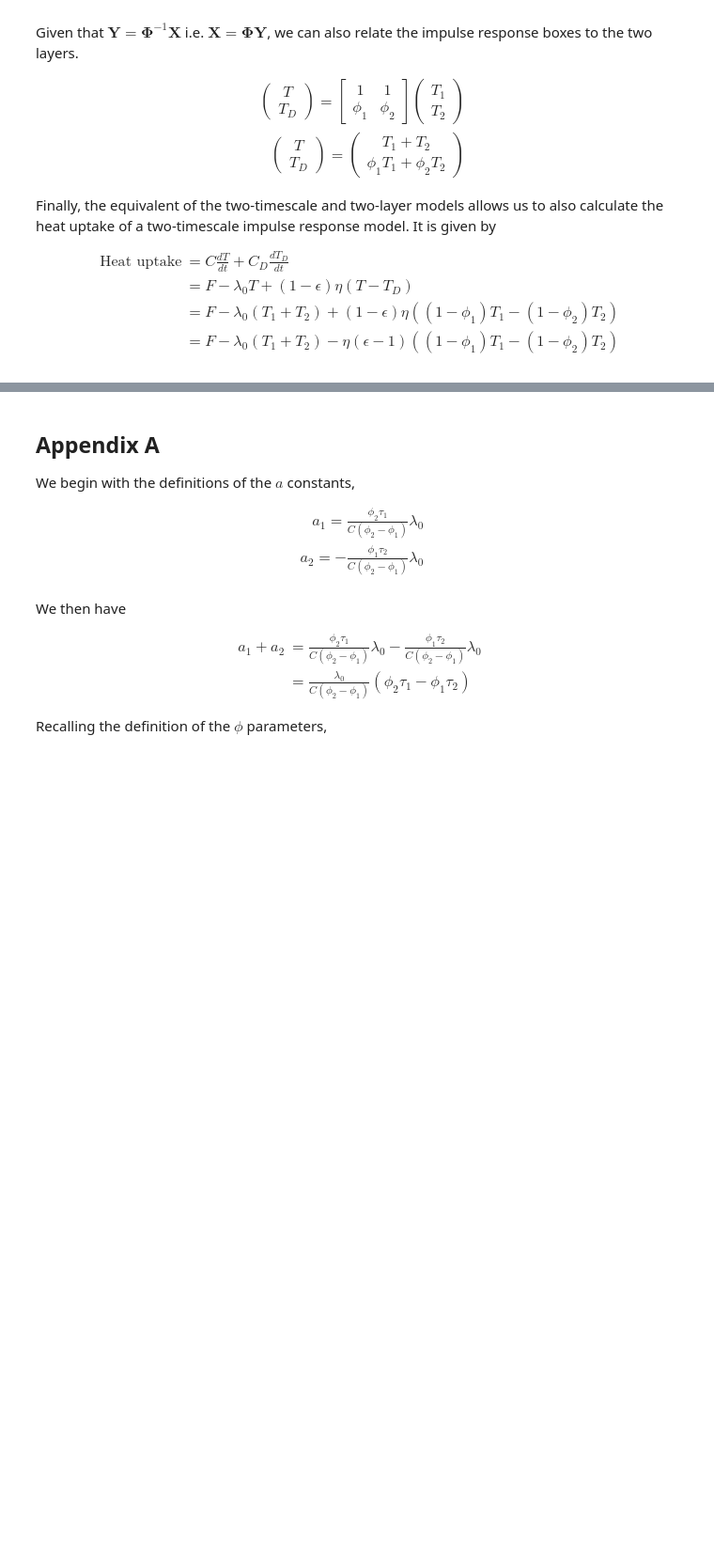
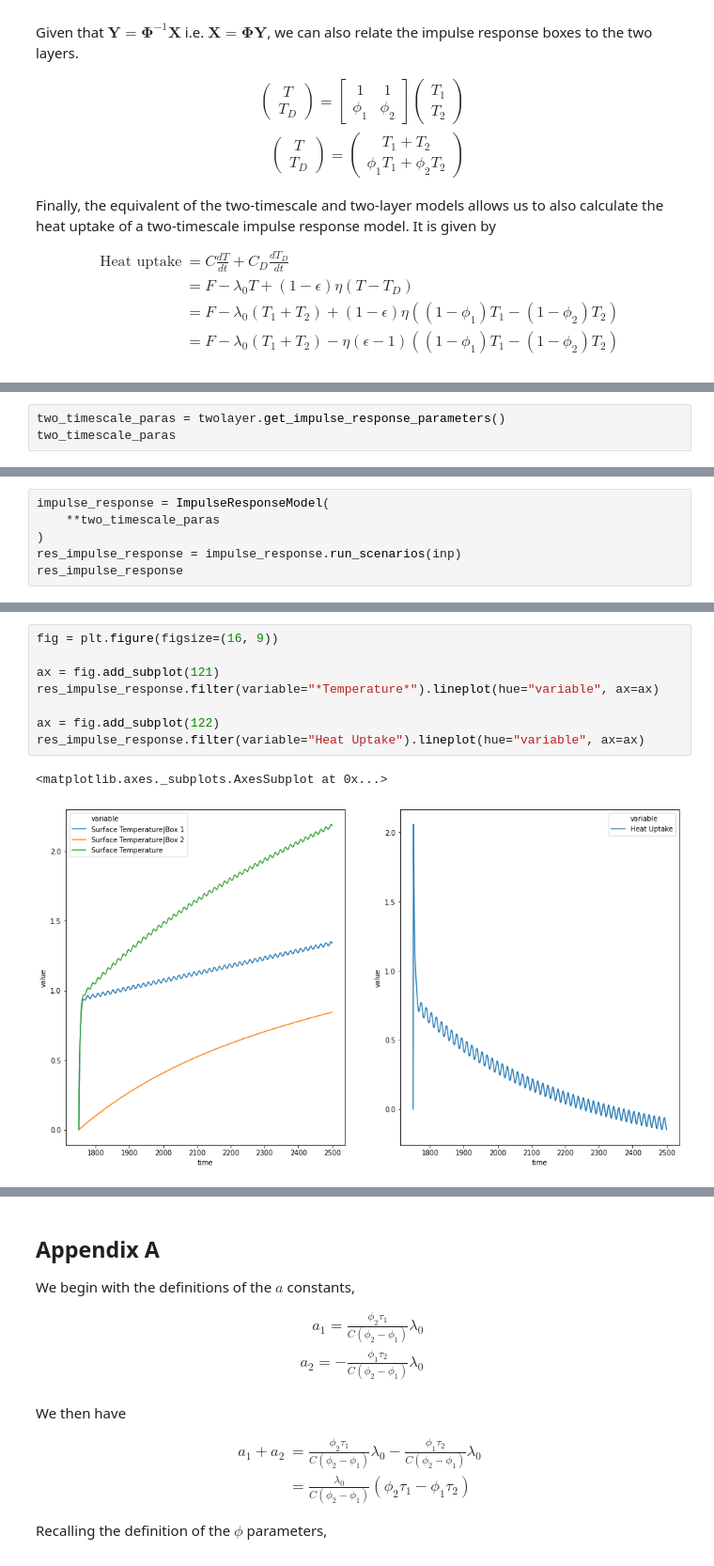
Before and after one commit to openscm/openscm-twolayermodel, a Jupyter notebook: notebooks/impulse-response-equivalence.ipynb, the cells around one changed output, grey strips where cells are left out. Shown: that part at 94% size. Drawn from its saved outputs; the diff is of its cells as text; blank space fills up the shorter version.

```diff
--- a/notebooks/impulse-response-equivalence.ipynb
+++ b/notebooks/impulse-response-equivalence.ipynb
@@ -183,0 +280,3 @@ Finally, the equivalent of the two-timescale and two-layer models allows us to a
+# %%
+two_timescale_paras = twolayer.get_impulse_response_parameters()
+two_timescale_paras
@@ -183,0 +289,6 @@ Finally, the equivalent of the two-timescale and two-layer models allows us to a
+# %%
+impulse_response = ImpulseResponseModel(
+    **two_timescale_paras
+)
+res_impulse_response = impulse_response.run_scenarios(inp)
+res_impulse_response
@@ -183,0 +313,11 @@ Finally, the equivalent of the two-timescale and two-layer models allows us to a
+# %%
+fig = plt.figure(figsize=(16, 9))
+
+ax = fig.add_subplot(121)
+res_impulse_response.filter(variable="*Temperature*").lineplot(hue="variable", ax=ax)
+
+ax = fig.add_subplot(122)
+res_impulse_response.filter(variable="Heat Uptake").lineplot(hue="variable", ax=ax)
+# %% [output]
+<matplotlib.axes._subplots.AxesSubplot at 0x...>
+[figure, added]
```
Also changed, not shown: parts of 17 cells of this notebook, 3 other files.
